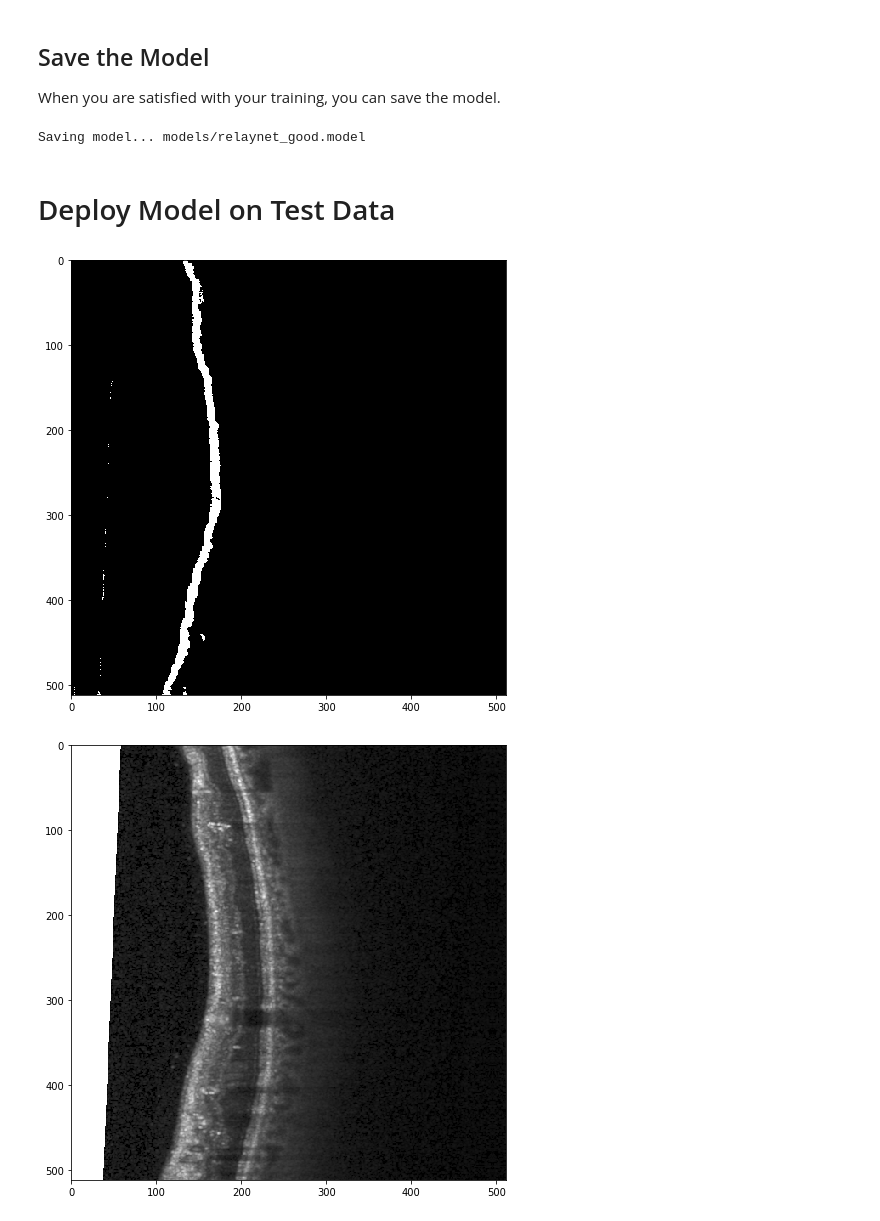
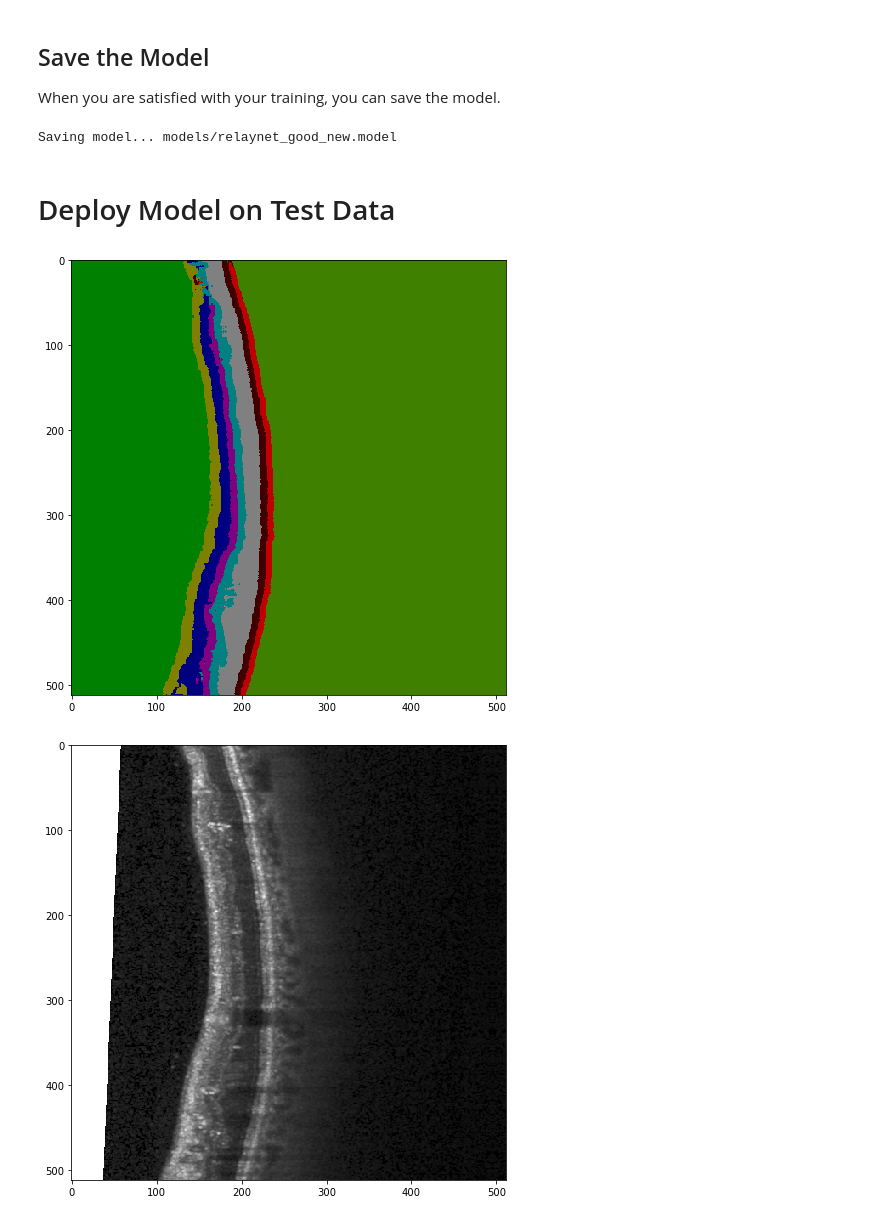
Before and after one commit to ai-med/relaynet_pytorch, a Jupyter notebook: Run_ReLayNet.ipynb, the cells around one changed output. Drawn from its saved outputs; the diff is of its cells as text; code cells hidden in the pictures.

Commit message:
Visualization

```diff
--- a/Run_ReLayNet.ipynb
+++ b/Run_ReLayNet.ipynb
@@ -57,25 +79,54 @@ solver.train(relaynet_model, train_loader, val_loader, log_nth=10, num_epochs=10
 
 When you are satisfied with your training, you can save the model.
 # %%
-relaynet_model.save("models/relaynet_good.model")
+relaynet_model.save("models/relaynet_good_new.model")
 # %% [output]
-Saving model... models/relaynet_good.model
+Saving model... models/relaynet_good_new.model
 # %% [markdown]
 # Deploy Model on Test Data
+# %%
+SEG_LABELS_LIST = [
+    {"id": -1, "name": "void", "rgb_values": [0, 0, 0]},
+    {"id": 0, "name": "Region above the retina (RaR)", "rgb_values": [128, 0, 0]},
+    {"id": 1, "name": "ILM: Inner limiting membrane", "rgb_values": [0, 128, 0]},
+    {"id": 2, "name": "NFL-IPL: Nerve fiber ending to Inner plexiform layer", "rgb_values": [128, 128, 0]},
+    {"id": 3, "name": "INL: Inner Nuclear layer", "rgb_values": [0, 0, 128]},
+    {"id": 4, "name": "OPL: Outer plexiform layer", "rgb_values": [128, 0, 128]},
+    {"id": 5, "name": "ONL-ISM: Outer Nuclear layer to Inner segment myeloid", "rgb_values": [0, 128, 128]},
+    {"id": 6, "name": "ISE: Inner segment ellipsoid", "rgb_values": [128, 128, 128]},
+    {"id": 7, "name": "OS-RPE: Outer segment to Retinal pigment epithelium", "rgb_values": [64, 0, 0]},
+    {"id": 8, "name": "Region below RPE (RbR)", "rgb_values": [192, 0, 0]},
+    {"id": 9, "name": "Fluid region", "rgb_values": [64, 128, 0]}];
+
+def label_img_to_rgb(label_img):
+    label_img = np.squeeze(label_img)
+    labels = np.unique(label_img)
+    label_infos = [l for l in SEG_LABELS_LIST if l['id'] in labels]
+
+    label_img_rgb = np.array([label_img,
+                              label_img,
+                              label_img]).transpose(1,2,0)
+    for l in label_infos:
+        mask = label_img == l['id']
+        label_img_rgb[mask] = l['rgb_values']
+
+    return label_img_rgb.astype(np.uint8)
 # %%
 import matplotlib.pyplot as plt
 
+relaynet_model =  torch.load('models/relaynet_good_new.model')
 out = relaynet_model(Variable(torch.Tensor(test_data.X[11:12]).cuda(),volatile=True))
 max_val, idx = torch.max(out,1)
 idx = idx.data.cpu().numpy()
-idx = np.squeeze(idx==2)
+#idx = np.squeeze((idx * 100) % 256).astype('uint8')
+idx = label_img_to_rgb(idx)
 plt.imshow(idx)
 plt.show()
 
 img_test = test_data.X[11:12]
 img_test = np.squeeze(img_test)
 plt.imshow(img_test)
 plt.show()
 # %% [output]
-[figure, old version]
+[figure, new version]
 [figure]
```
Also changed, not shown: parts of 2 cells of this notebook.
